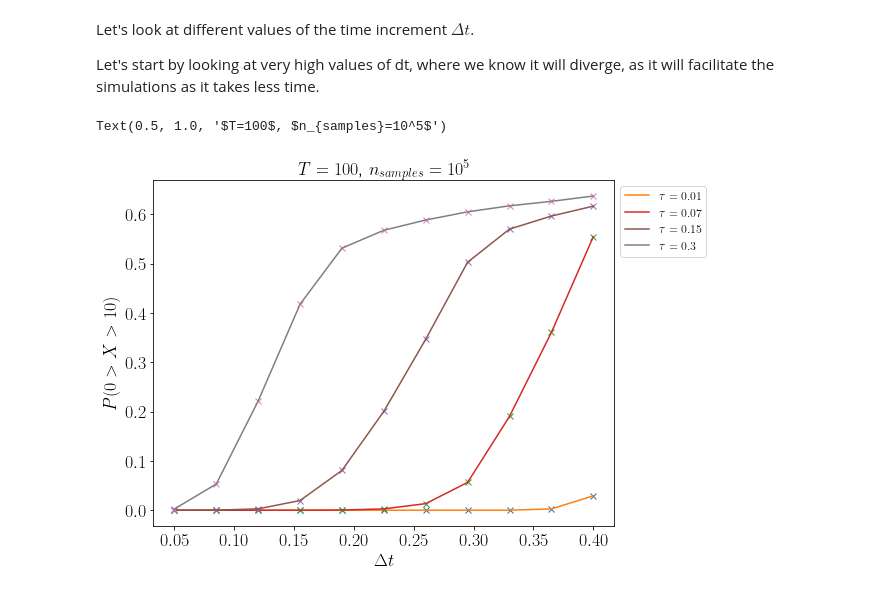
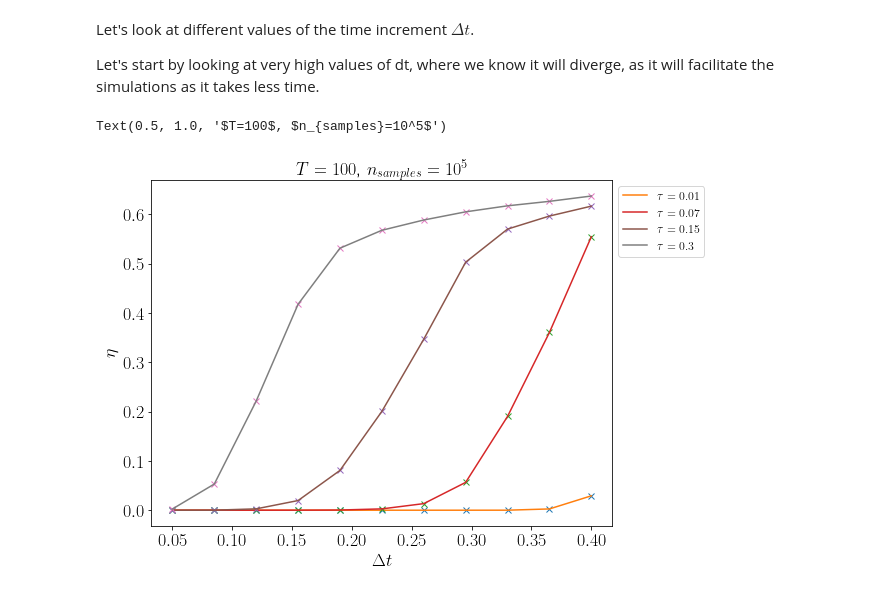
Before and after one commit to alixsleroy/WeakSDEapproximation, a Jupyter notebook: infinitedoublewell_eta.ipynb, the cells around one changed output. Cells and saved outputs as stored; diff of their text form; code cells hidden in the pictures.

```diff
--- a/infinitedoublewell_eta.ipynb
+++ b/infinitedoublewell_eta.ipynb
@@ -389,19 +389,19 @@ nesc6, y_res6 = nesc_eta_dtlist(n_samples,dtlist6,tau,T,b)
 # %%
 fig, (ax)= plt.subplots(1, 1,figsize=(8,6))# plt.figure(figsize=(4,4))
 fig.subplots_adjust(left=0.1, bottom=0.1, right=0.9, top=0.9, wspace=0.4, hspace=0.4)
 
 ax.plot(dtlist3,nesc3,"x")
 ax.plot(dtlist3,nesc3,label="$\\tau=0.01$")
 ax.plot(dtlist6,nesc6,"x")
 ax.plot(dtlist6,nesc6,label="$\\tau=0.07$")
 ax.plot(dtlist4,nesc4,"x")
 ax.plot(dtlist4,nesc4,label="$\\tau=0.15$")
 ax.plot(dtlist5,nesc5,"x")
 ax.plot(dtlist5,nesc5,label="$\\tau=0.3$")
 ax.legend(loc='upper left', bbox_to_anchor=(1, 1)) #add the legend
-ax.set_ylabel("$P(0 > X> 10) $")
+ax.set_ylabel("$\eta $")
 ax.set_xlabel("$\Delta t $")
 ax.set_title("$T=100$, $n_{samples}=10^5$")
 # %% [output]
 Text(0.5, 1.0, '$T=100$, $n_{samples}=10^5$')
-[figure, old version]
+[figure, new version]
```
Also changed, not shown: parts of 2 cells of this notebook, 3 other files.
